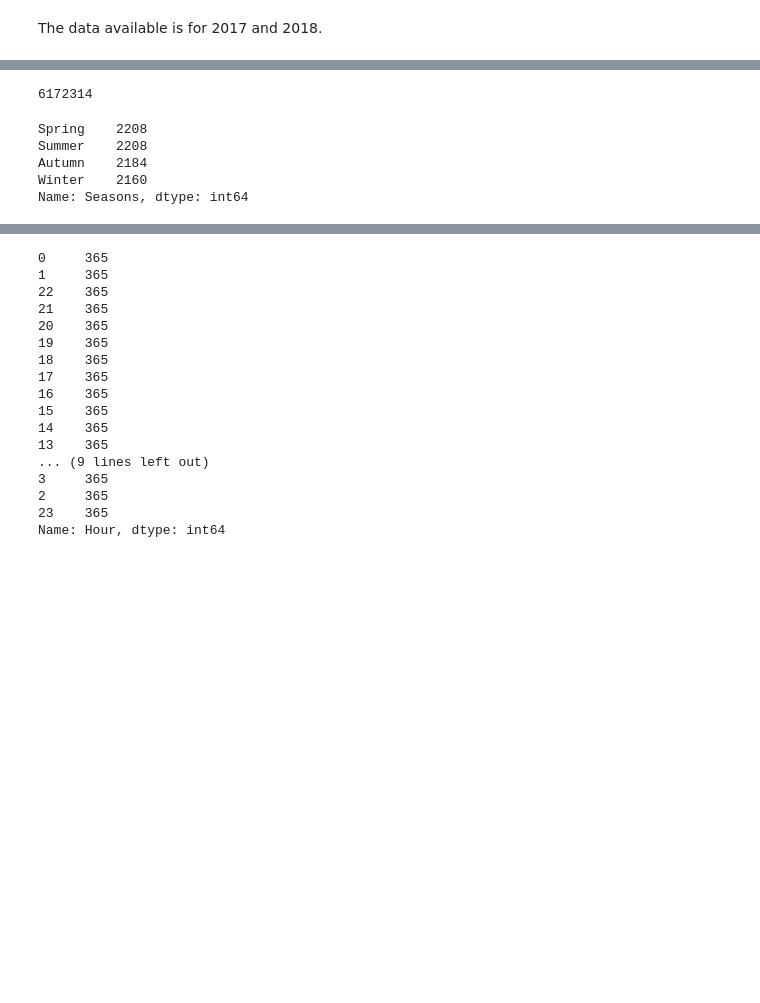
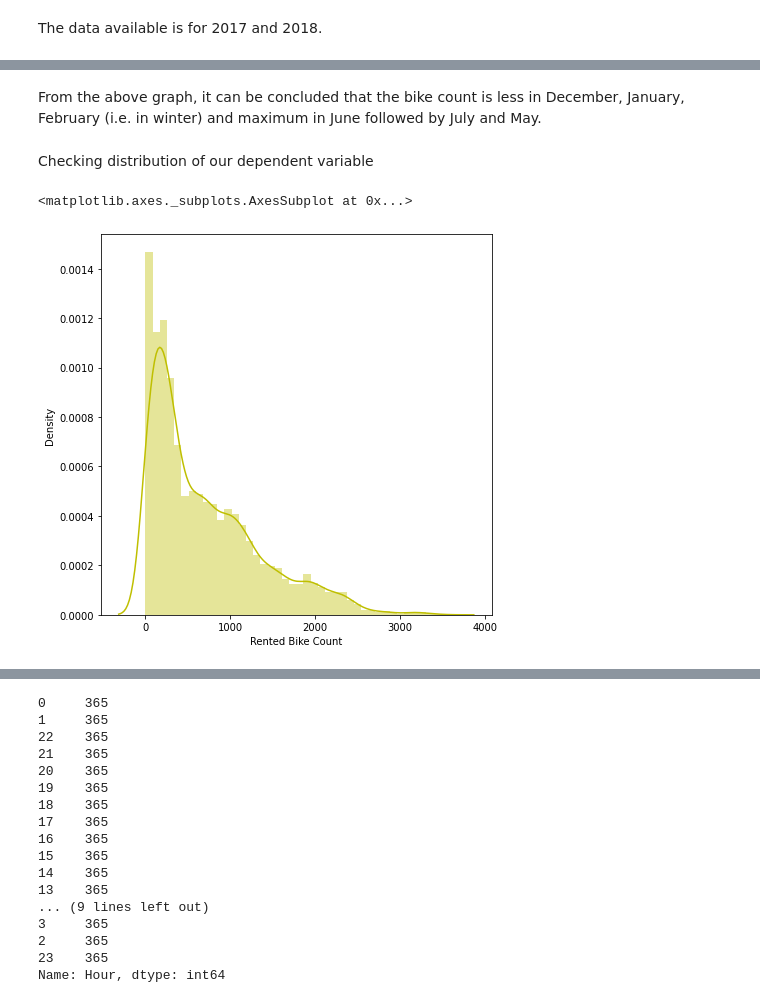
Before and after one commit to shubham-bhadouria/-Seoul-Bike-Sharing-Demand-Prediction, a Jupyter notebook: Copy_of_Copy_of_Bike_Sharing_Demand_Prediction_Capstone_Project.ipynb, the cells around one changed output, grey strips where cells are left out. Drawn from its saved outputs; the diff is of its cells as text; code cells hidden in the pictures; blank space fills up the shorter version.

```diff
--- a/Copy_of_Copy_of_Bike_Sharing_Demand_Prediction_Capstone_Project.ipynb
+++ b/Copy_of_Copy_of_Bike_Sharing_Demand_Prediction_Capstone_Project.ipynb
@@ -218,14 +220,13 @@ px.bar(month_year_group,y= 'Rented Bike Count',x='Month' ,facet_row= 'Year',titl
 # %% [output]
 [interactive output not drawn]
-# %%
-bike_data['Rented Bike Count'].sum()
-# %% [output]
-6172314
-# %%
-bike_data['Seasons'].value_counts()
-# %% [output]
-Spring    2208
-Summer    2208
-Autumn    2184
-Winter    2160
-Name: Seasons, dtype: int64
+# %% [markdown]
+From the above graph, it can be concluded that the bike count is less in December, January, February (i.e. in winter) and maximum in June followed by July and May.
+# %% [markdown]
+Checking distribution of our dependent variable
+# %%
+# Dependent variable 'Rented Bike Count'
+plt.figure(figsize=(7,7))
+sns.distplot(bike_data['Rented Bike Count'],color="y")
+# %% [output]
+<matplotlib.axes._subplots.AxesSubplot at 0x...>
+[figure, added]
```
Also changed, not shown: parts of 15 cells of this notebook.
